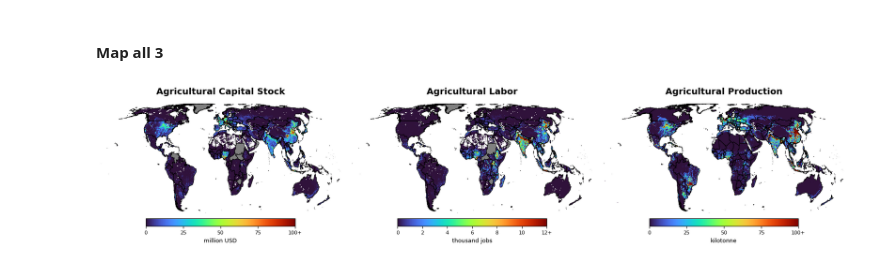
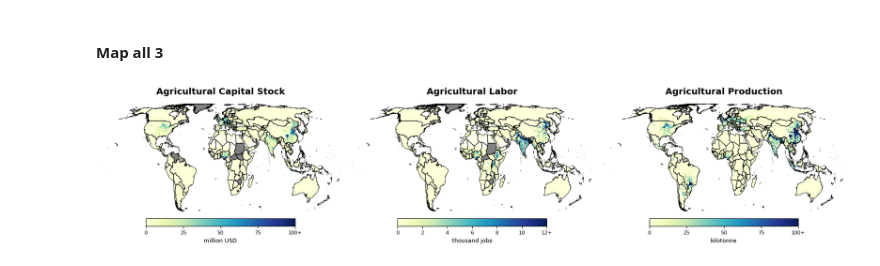
Before and after one commit to carinamani/AgDownscaling, a Jupyter notebook: 04_FIGURES/map_final_rasters.ipynb, the cells around one changed output. Drawn from its saved outputs; the diff is of its cells as text; code cells hidden in the pictures.

```diff
--- a/04_FIGURES/map_final_rasters.ipynb
+++ b/04_FIGURES/map_final_rasters.ipynb
@@ -627,7 +627,7 @@ country_boundaries.plot(
 )
 
 im = value_plot.plot(
-    ax=ax, cmap="turbo", vmin=0, vmax=100,
+    ax=ax, cmap="YlGnBu", vmin=0, vmax=100,
     add_colorbar=False, add_labels=False, zorder=1
 )
 
@@ -660,7 +660,7 @@ country_boundaries.plot(
 )
 
 im = value_plot.plot(
-    ax=ax, cmap="turbo", vmin=0, vmax=12000,
+    ax=ax, cmap="YlGnBu", vmin=0, vmax=12000,
     add_colorbar=False, add_labels=False, zorder=1
 )
 
@@ -684,32 +684,32 @@ value_plot = production.squeeze()
 bounds = [0, 25000, 50000, 75000, 100000]
 labels = ['0', '25', '50', '75', '100+']
 
 country_boundaries.plot(
     ax=ax, facecolor="none", edgecolor="black", linewidth=0.6, zorder=2
 )
 
 im = value_plot.plot(
-    ax=ax, cmap="turbo", vmin=0, vmax=100000,
+    ax=ax, cmap="YlGnBu", vmin=0, vmax=100000,
     add_colorbar=False, add_labels=False, zorder=1
 )
 
 ax.set_xlim(minx, maxx)
 ax.set_ylim(miny, maxy)
 ax.set_axis_off()
 ax.set_title("Agricultural Production", fontsize=14, weight='bold', pad=15)
 
 cbar = fig.colorbar(im, ax=ax, orientation="horizontal", fraction=0.04, pad=0.03, shrink=0.8)
 cbar.set_label("kilotonne", fontsize=9)
 cbar.ax.tick_params(labelsize=8)
 cbar.set_ticks(bounds)
 cbar.set_ticklabels(labels)
 
 # ============================================================
 # Final layout
 # ============================================================
 fig.subplots_adjust(wspace=0.05, top=0.92, bottom=0.05)
 
 fig.savefig(f"{fd}/capital_labor_production_maps.png", dpi=300, bbox_inches='tight', pad_inches=0.1)
 plt.show()
 # %% [output]
-[figure, old version]
+[figure, new version]
```
Also changed, not shown: parts of 5 cells of this notebook, 3 other files.
